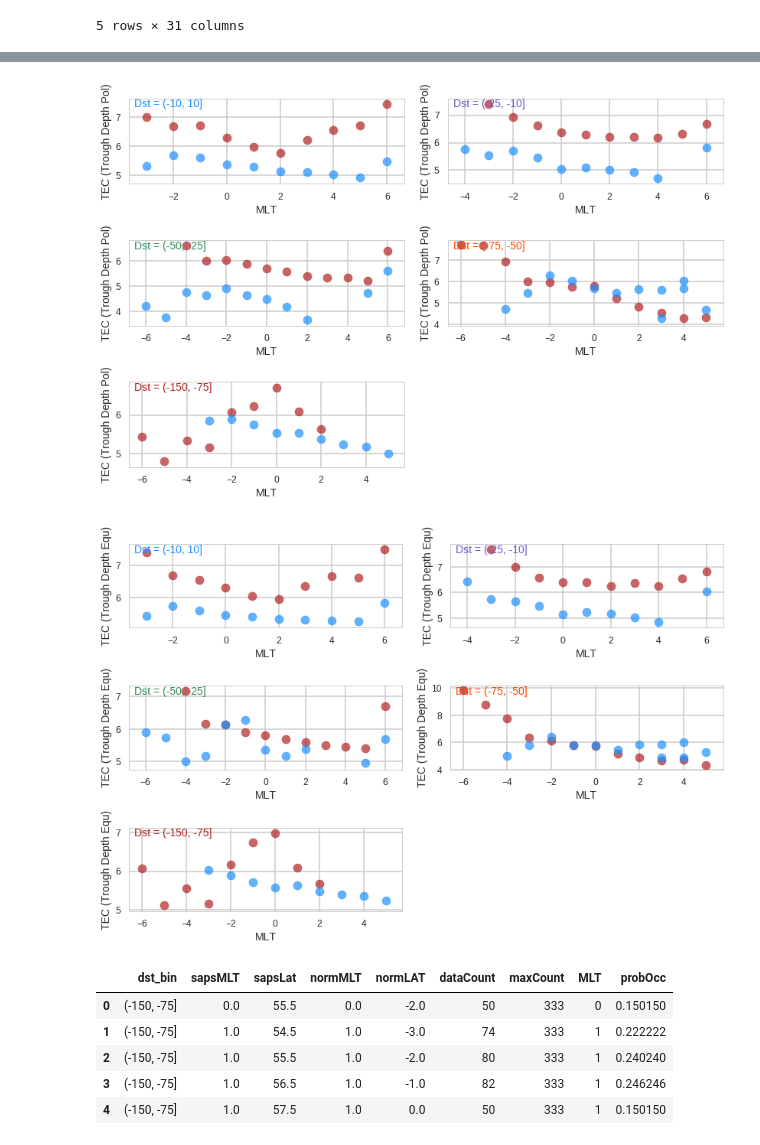
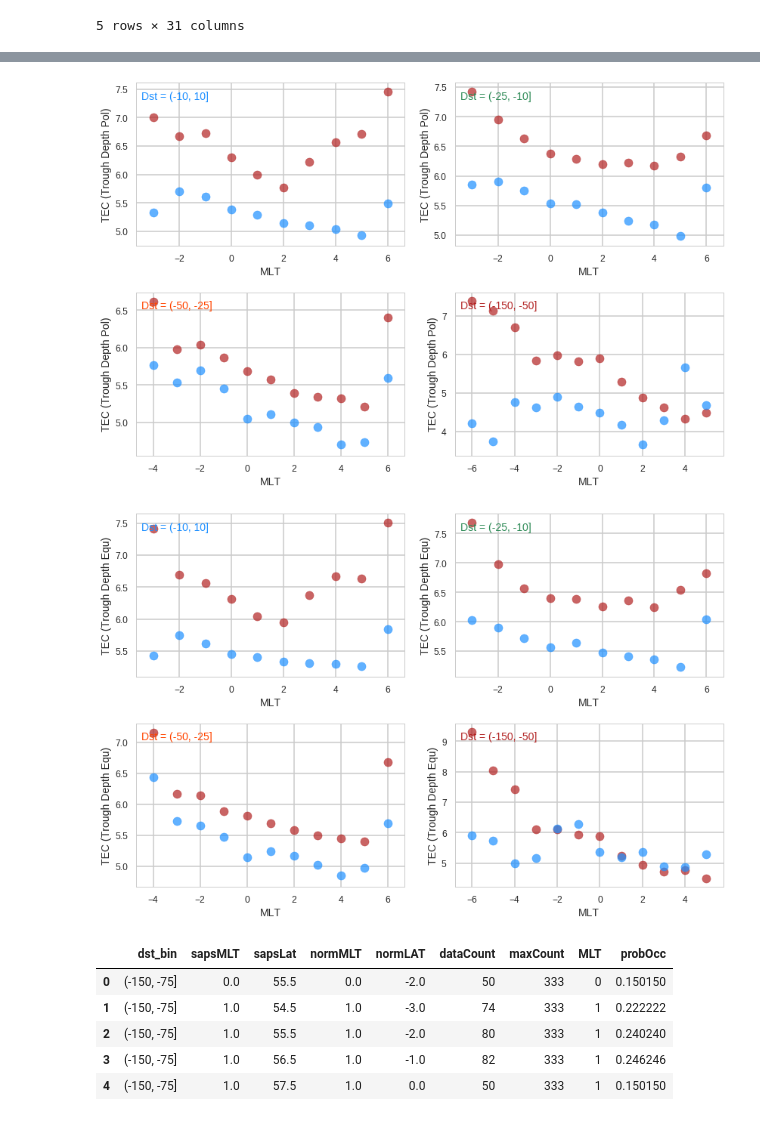
Before and after one commit to bharatreddy/sapstec, a Jupyter notebook: ipy/saps_tec.ipynb, the cells around one changed output, grey strips where cells are left out. Drawn from its saved outputs; the diff is of its cells as text; code cells hidden in the pictures.

```diff
--- a/ipy/saps_tec.ipynb
+++ b/ipy/saps_tec.ipynb
@@ -127,10 +127,9 @@ def format_mlt_normMLT_ticks(tick_val, tick_pos):
 bins = range(-8,8,1)
 colDict = {}
 colDict['(-10, 10]'] = 'dodgerblue'
-colDict['(-25, -10]'] = 'slateblue'
-colDict['(-50, -25]'] = 'seagreen'
-colDict['(-75, -50]'] = 'orangered'
-colDict['(-150, -75]'] = 'firebrick'
+colDict['(-25, -10]'] = 'seagreen'
+colDict['(-50, -25]'] = 'orangered'
+colDict['(-150, -50]'] = 'firebrick'
 
 sns.set_style("whitegrid")
 sns.set_context("poster")
@@ -143,7 +142,7 @@ axArr.append( f.add_subplot(3,2,3) )
 axArr.append( f.add_subplot(3,2,4) )
 axArr.append( f.add_subplot(3,2,5) )
 
-dstBinArrSorted = ['(-10, 10]', '(-25, -10]', '(-50, -25]', '(-75, -50]', '(-150, -75]']
+dstBinArrSorted = ['(-10, 10]', '(-25, -10]', '(-50, -25]', '(-150, -50]']
 for binInd, currDstBin in enumerate(dstBinArrSorted):
     selDF = finBndSapsDF[ finBndSapsDF["dst_bin"] == currDstBin]
 #     sns.distplot(selDF["normMLT"].values, bins=bins, kde=False,\
@@ -457,22 +406,14 @@ plt.savefig("../figs/trghMin-TEC-compr.eps",bbox_inches='tight')
 # %%
-colDict = {}
-colDict['(-10, 10]'] = 'dodgerblue'
-colDict['(-25, -10]'] = 'slateblue'
-colDict['(-50, -25]'] = 'seagreen'
-colDict['(-75, -50]'] = 'orangered'
-colDict['(-150, -75]'] = 'firebrick'
-
-dstBinArrSorted = ['(-10, 10]', '(-25, -10]', '(-50, -25]', '(-75, -50]', '(-150, -75]']
+dstBinArrSorted = ['(-10, 10]', '(-25, -10]', '(-50, -25]', '(-150, -50]']
 
 bins = numpy.arange(50,70,1)
 
 f = plt.figure(figsize=(12, 8))
 axArr = []
-axArr.append( f.add_subplot(3,2,1) )
-axArr.append( f.add_subplot(3,2,2) )
-axArr.append( f.add_subplot(3,2,3) )
-axArr.append( f.add_subplot(3,2,4) )
-axArr.append( f.add_subplot(3,2,5) )
+axArr.append( f.add_subplot(2,2,1) )
+axArr.append( f.add_subplot(2,2,2) )
+axArr.append( f.add_subplot(2,2,3) )
+axArr.append( f.add_subplot(2,2,4) )
 
 for dstInd, currDst in enumerate(dstBinArrSorted):
     currSapsDF = trghMeanSapsDF[ trghMeanSapsDF["dst_bin"] == currDst ]
@@ -502,56 +443,48 @@ for dstInd, currDst in enumerate(dstBinArrSorted):
 plt.tight_layout()
 plt.savefig("../figs/trghDepPol-TEC-compr.eps",bbox_inches='tight')
 # %% [output]
-[figure, old version]
+[figure, new version]
 # %%
-colDict = {}
-colDict['(-10, 10]'] = 'dodgerblue'
-colDict['(-25, -10]'] = 'slateblue'
-colDict['(-50, -25]'] = 'seagreen'
-colDict['(-75, -50]'] = 'orangered'
-colDict['(-150, -75]'] = 'firebrick'
-
-dstBinArrSorted = ['(-10, 10]', '(-25, -10]', '(-50, -25]', '(-75, -50]', '(-150, -75]']
+dstBinArrSorted = ['(-10, 10]', '(-25, -10]', '(-50, -25]', '(-150, -50]']
 
 bins = numpy.arange(50,70,1)
 
 f = plt.figure(figsize=(12, 8))
 axArr = []
-axArr.append( f.add_subplot(3,2,1) )
-axArr.append( f.add_subplot(3,2,2) )
-axArr.append( f.add_subplot(3,2,3) )
-axArr.append( f.add_subplot(3,2,4) )
-axArr.append( f.add_subplot(3,2,5) )
+axArr.append( f.add_subplot(2,2,1) )
+axArr.append( f.add_subplot(2,2,2) )
+axArr.append( f.add_subplot(2,2,3) )
+axArr.append( f.add_subplot(2,2,4) )
 
 for dstInd, currDst in enumerate(dstBinArrSorted):
     currSapsDF = trghMeanSapsDF[ trghMeanSapsDF["dst_bin"] == currDst ]
     currAllDF = trghMeanNoSapsDF[ trghMeanSapsDF["dst_bin"] == currDst ]
 
     axArr[dstInd].scatter(currSapsDF['normMLT'],
             currSapsDF['tecEqu_mean'],
             marker='o',
             color="firebrick",
             alpha=0.7,
             s = 124,
             label='SAPS TIME')
     axArr[dstInd].scatter(currAllDF['normMLT'],
             currAllDF['tecEqu_mean'],
             marker='o',
             color="dodgerblue",
             alpha=0.7,
             s = 124,
             label='NON SAPS TIME')
 
     axArr[dstInd].text(0.02, 0.9,  "Dst = " + currDst,
             transform=axArr[dstInd].transAxes,
             color=colDict[currDst], fontsize=14)
     axArr[dstInd].set_xlabel("MLT", fontsize=14)
     axArr[dstInd].set_ylabel("TEC (Trough Depth Equ)", fontsize=14)
     axArr[dstInd].tick_params(labelsize=12)
 plt.tight_layout()
 plt.savefig("../figs/trghDepEqu-TEC-compr.eps",bbox_inches='tight')
 # %% [output]
-[figure, old version]
+[figure, new version]
 # %%
 # Here we'll compare SAPS mean location with TEC Boundaries and Min loc!!!
 sapsProbFileName = "../data/sapsProbs.txt"
```
Also changed, not shown: parts of 7 cells of this notebook, 23 other files.
